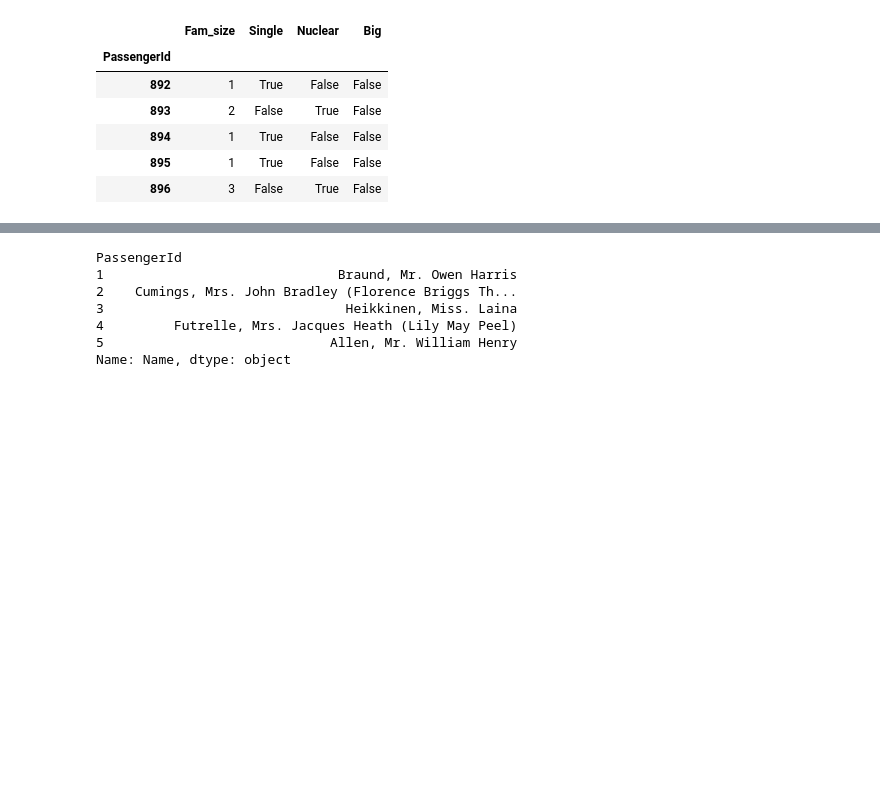
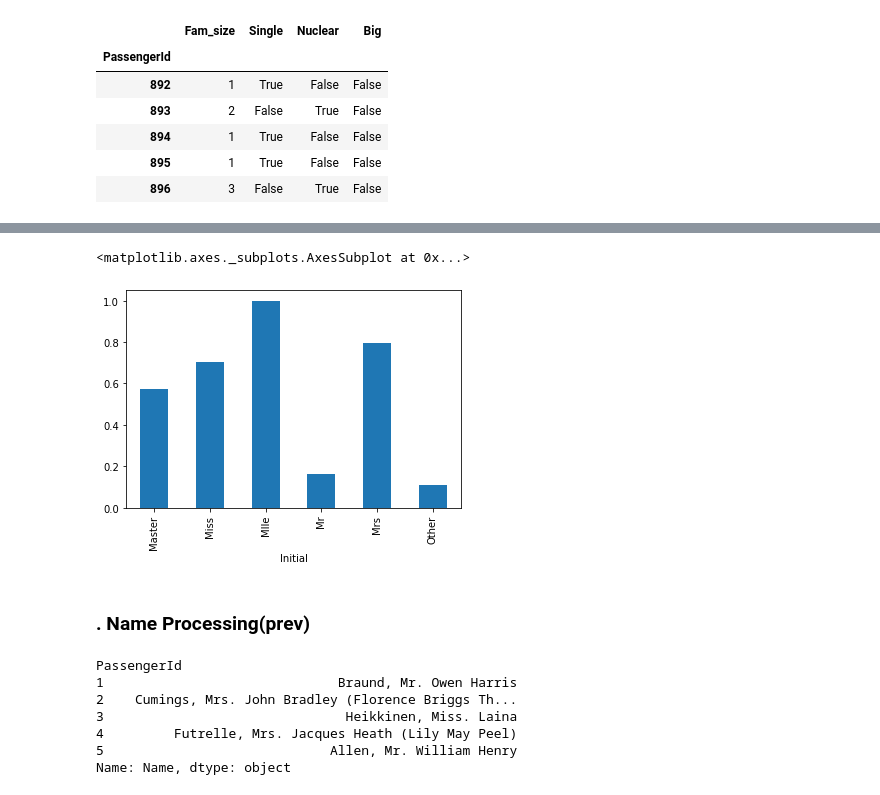
Before and after one commit to takkmj/hello_world, a Jupyter notebook: kaggle_titanic/titanic_practice.ipynb, the cells around one changed output, grey strips where cells are left out. Cells and saved outputs as stored; diff of their text form; code cells hidden in the pictures; blank space fills up the shorter version.

```diff
--- a/kaggle_titanic/titanic_practice.ipynb
+++ b/kaggle_titanic/titanic_practice.ipynb
@@ -781,3 +736,7 @@ test.loc[test["Fare"].isnull(), ["Fare", "Fare_fillin"]]
+# %%
+# S가 가장 많은 탑승객이 있었으므로 S로 채운다.
+# inplace=True 는 train 에 fillna 를 실제로 적용
+train['Embarked'].fillna('S', inplace = True)
 # %%
 train["Eb_C"] = train["Embarked"] == "C"
 train["Eb_S"] = train["Embarked"] == "S"
@@ -1013,0 +973,9 @@ test[["Fam_size", "Single", "Nuclear", "Big"]].head()
+# %%
+# pandas series 에는 data 를 string 으로 바꿔주는 str method,
+# 거기에 정규표현식을 적용하게 해주는 extract method가 있습니다.
+# 이를 사용하여 title 을 쉽게 추출할 수 있습니다. title을 Initial column에 저장하겠습니다
+train['Initial'] = train.Name.str.extract('([A-Za-z]+)\.')
+test['Initial'] = test.Name.str.extract('([A-Za-z]+)\.')
+
+print(train.shape)
+train['Initial'].head()
@@ -1013,0 +998,10 @@ test[["Fam_size", "Single", "Nuclear", "Big"]].head()
+# %%
+train['Initial'].replace(['Mile', 'Mme', 'Ms', 'Dr', 'Major', 'Lady', 'Countess',
+                          'Jonkheer', 'Col', 'Rev', 'Capt', 'Sir', 'Don', 'Dona'],
+                         ['Miss', 'Miss', 'Miss', 'Mr', 'Mr', 'Mrs', 'Mrs',
+                          'Other', 'Other', 'Other', 'Mr', 'Mr', 'Mr', 'Mr'], inplace = True)
+
+test['Initial'].replace(['Mile', 'Mme', 'Ms', 'Dr', 'Major', 'Lady', 'Countess',
+                          'Jonkheer', 'Col', 'Rev', 'Capt', 'Sir', 'Don', 'Dona'],
+                         ['Miss', 'Miss', 'Miss', 'Mr', 'Mr', 'Mrs', 'Mrs',
+                          'Other', 'Other', 'Other', 'Mr', 'Mr', 'Mr', 'Mr'], inplace = True)
@@ -1013,0 +1019,5 @@ test[["Fam_size", "Single", "Nuclear", "Big"]].head()
+# %%
+train.groupby('Initial')['Survived'].mean().plot.bar()
+# %% [output]
+<matplotlib.axes._subplots.AxesSubplot at 0x...>
+[figure, added]
@@ -1014,3 +1037,5 @@ test[["Fam_size", "Single", "Nuclear", "Big"]].head()
+# %% [markdown]
+### . Name Processing(prev)
 # %%
 train["Name"].head()
 # %% [output]
```
Also changed, not shown: parts of 39 cells of this notebook.
